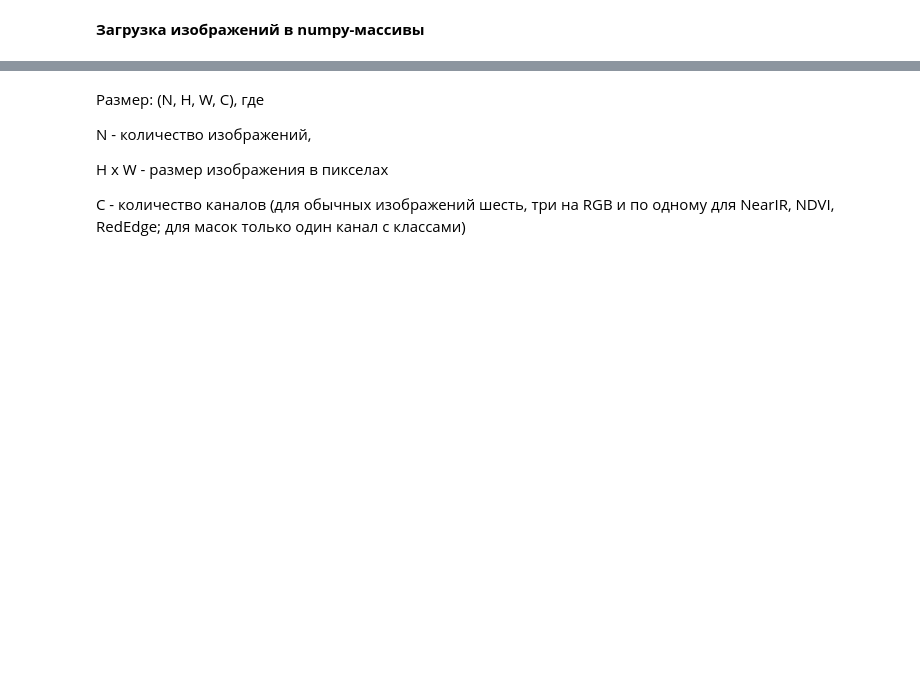
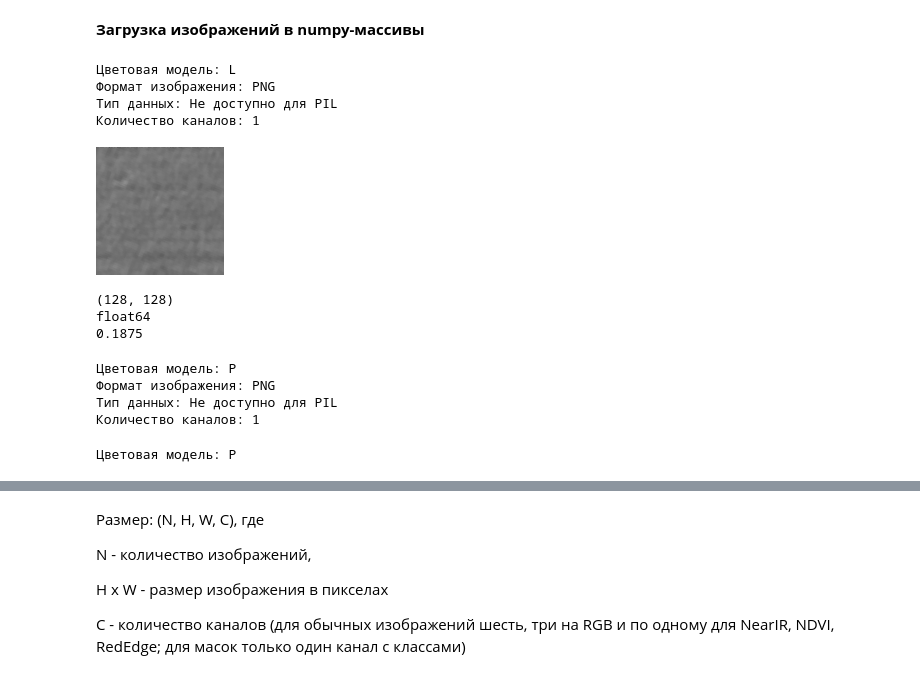
Before and after one commit to villerbond/nytrogen-status-analysis, a Jupyter notebook: generation_of_synthetic_data.ipynb, the cells around one changed output, grey strips where cells are left out. Drawn from its saved outputs; the diff is of its cells as text; code cells hidden in the pictures; blank space fills up the shorter version.

Commit message:
Test changes (to delete)

```diff
--- a/generation_of_synthetic_data.ipynb
+++ b/generation_of_synthetic_data.ipynb
@@ -156,0 +159,42 @@ plt.show()
+# %%
+print(f"Цветовая модель: {img_test.mode}")
+print(f"Формат изображения: {img_test.format}")
+print(f"Тип данных: {img_test.dtype if hasattr(img_test, 'dtype') else 'Не доступно для PIL'}")
+print(f"Количество каналов: {len(img_test.getbands())}")
+# %% [output]
+Цветовая модель: L
+Формат изображения: PNG
+Тип данных: Не доступно для PIL
+Количество каналов: 1
+# %%
+Image.open(train_images_paths[56]['NIR'])
+# %% [output]
+[figure, added]
+# %%
+img = Image.open(train_images_paths[56]['NIR'])
+
+# Преобразуем в numpy массив
+img_array = np.array(img)/48
+
+# Теперь можно смотреть значения
+print(img_array.shape)     # Размерность изображения
+print(img_array.dtype)     # Тип данных (например, uint8, uint16, float32)
+print(img_array[64][64])           # Все значения пикселей
+# %% [output]
+(128, 128)
+float64
+0.1875
+# %%
+print(f"Цветовая модель: {img.mode}")
+print(f"Формат изображения: {img.format}")
+print(f"Тип данных: {img.dtype if hasattr(img, 'dtype') else 'Не доступно для PIL'}")
+print(f"Количество каналов: {len(img.getbands())}")
+# %% [output]
+Цветовая модель: P
+Формат изображения: PNG
+Тип данных: Не доступно для PIL
+Количество каналов: 1
+# %%
+print(f"Цветовая модель: {img.mode}")
+# %% [output]
+Цветовая модель: P
```
Also changed, not shown: parts of 16 cells of this notebook.
